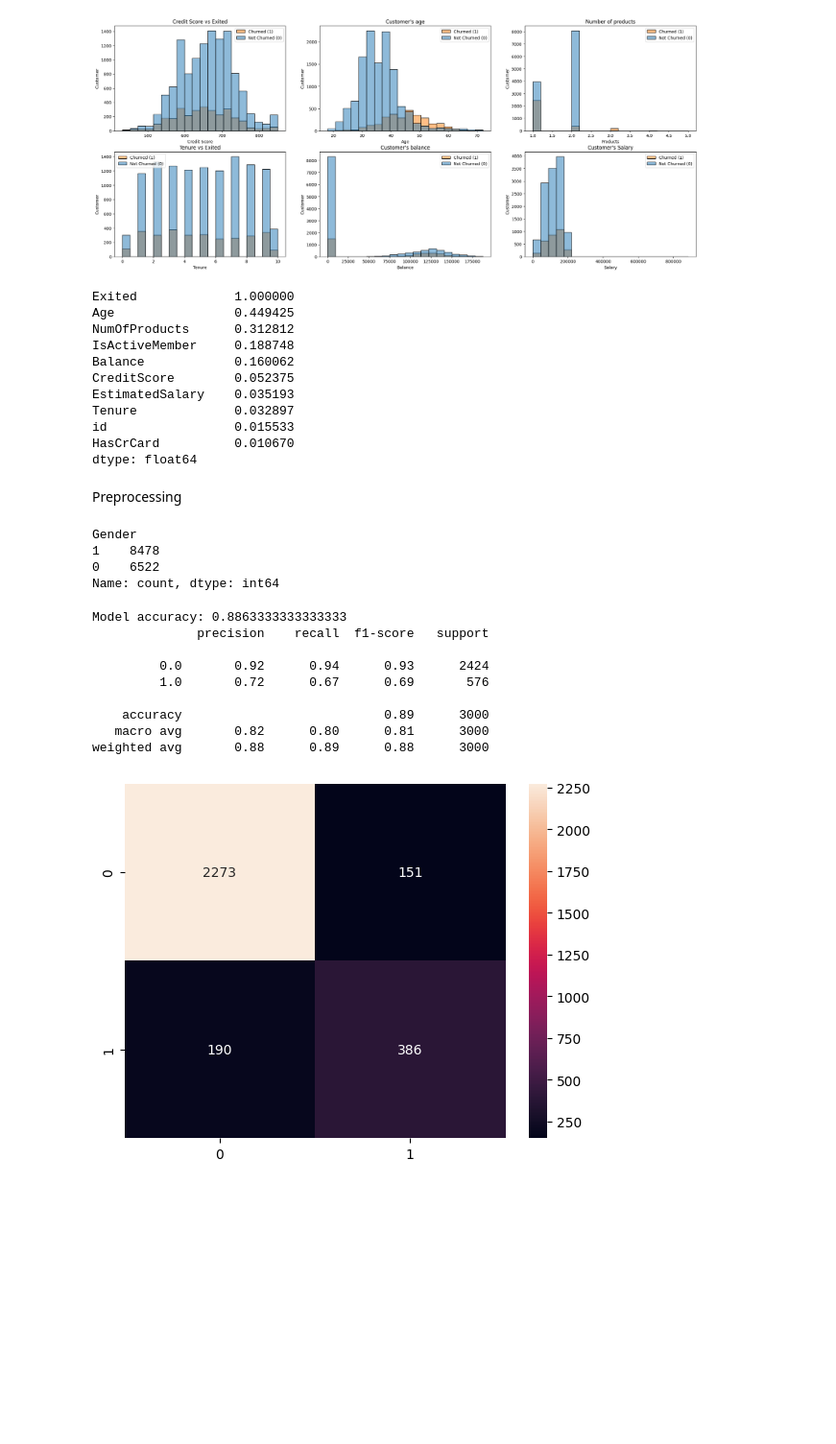
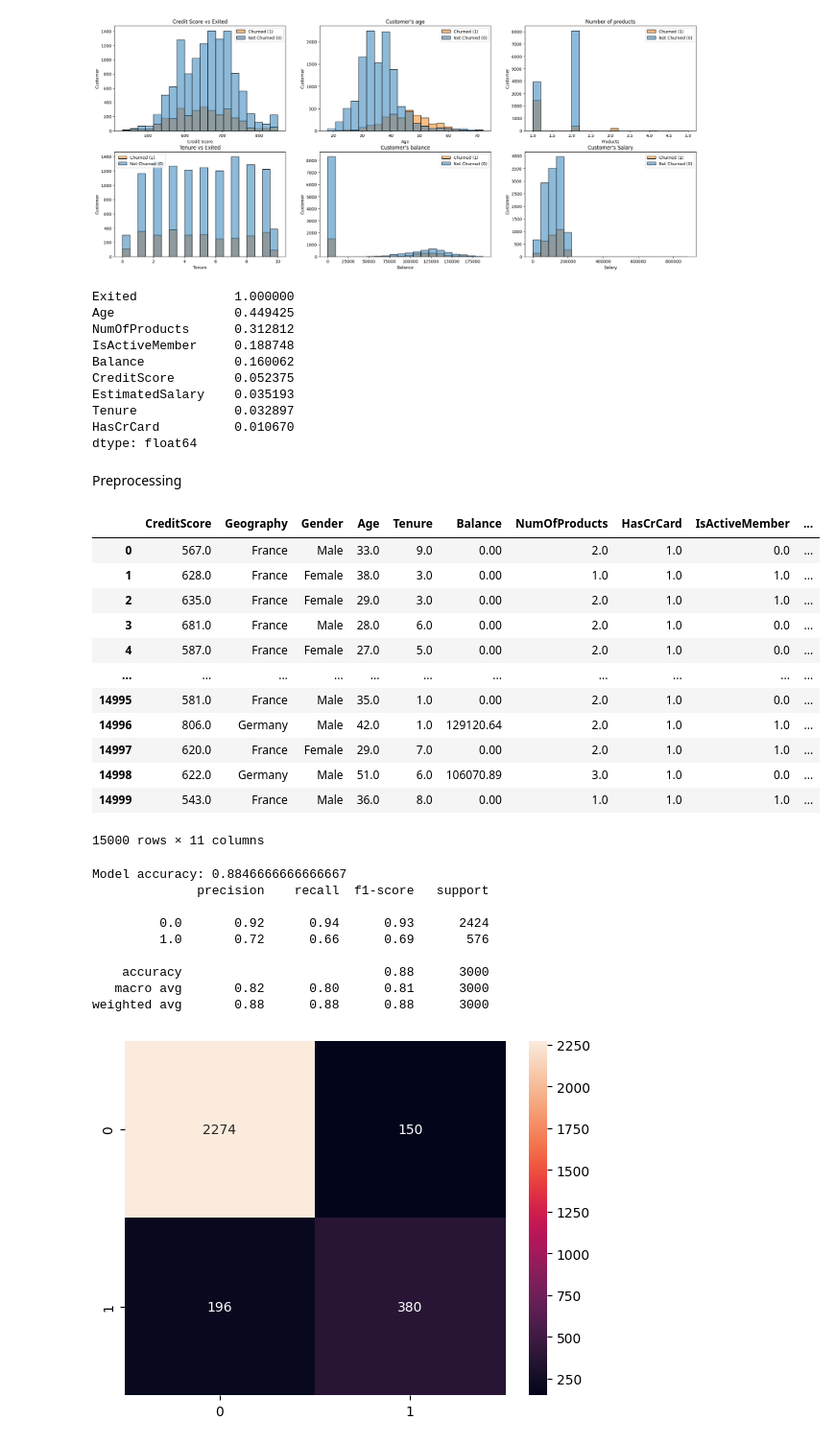
Before and after one commit to Asilbek-dev309/Cirrhosis-predict, a Jupyter notebook: customer-churn.ipynb, the cells around one changed output. Shown: that part at 96% size. Saved outputs shown, nothing was run; the diff lists cells and outputs as text; code cells hidden in the pictures; blank space fills up the shorter version.

Commit message:
Kaggle Notebook | Customer_churn | Version 10

```diff
--- a/customer-churn.ipynb
+++ b/customer-churn.ipynb
@@ -100,7 +64,7 @@ memory usage: 1.6+ MB
 Data Cleaning
 # %%
 ##data cleaning
-df.drop(['Surname','CustomerId'],axis=1,inplace=True)
+df.drop(['Surname','CustomerId','id'],axis=1,inplace=True)
 
 #NaN values
 df.isnull().sum()
@@ -197,20 +160,23 @@ Balance            0.160062
 CreditScore        0.052375
 EstimatedSalary    0.035193
 Tenure             0.032897
-id                 0.015533
 HasCrCard          0.010670
 dtype: float64
 # %% [markdown]
 Preprocessing
-# %%
-labelEncoder=LabelEncoder()
-df['Geography']=labelEncoder.fit_transform(df.Geography.values)
-df.Geography.value_counts()
-df['Gender']=labelEncoder.fit_transform(df.Gender.values)
-df.Gender.value_counts()
-# 0=France # 1=Germany # 2=Spain
-# %% [output]
-Gender
-1    8478
-0    6522
-Name: count, dtype: int64
+# %%
+df
+# %% [output]
+|  | CreditScore | Geography | Gender | Age | Tenure | Balance | NumOfProducts | HasCrCard | IsActiveMember | ... |
+| 0 | 567.0 | France | Male | 33.0 | 9.0 | 0.00 | 2.0 | 1.0 | 0.0 | ... |
+| 1 | 628.0 | France | Female | 38.0 | 3.0 | 0.00 | 1.0 | 1.0 | 1.0 | ... |
+| 2 | 635.0 | France | Female | 29.0 | 3.0 | 0.00 | 2.0 | 1.0 | 1.0 | ... |
+| 3 | 681.0 | France | Male | 28.0 | 6.0 | 0.00 | 2.0 | 1.0 | 0.0 | ... |
+| 4 | 587.0 | France | Female | 27.0 | 5.0 | 0.00 | 2.0 | 1.0 | 0.0 | ... |
+| ... | ... | ... | ... | ... | ... | ... | ... | ... | ... | ... |
+| 14995 | 581.0 | France | Male | 35.0 | 1.0 | 0.00 | 2.0 | 1.0 | 0.0 | ... |
+| 14996 | 806.0 | Germany | Male | 42.0 | 1.0 | 129120.64 | 2.0 | 1.0 | 1.0 | ... |
+| 14997 | 620.0 | France | Female | 29.0 | 7.0 | 0.00 | 2.0 | 1.0 | 1.0 | ... |
+| 14998 | 622.0 | Germany | Male | 51.0 | 6.0 | 106070.89 | 3.0 | 1.0 | 0.0 | ... |
+| 14999 | 543.0 | France | Male | 36.0 | 8.0 | 0.00 | 1.0 | 1.0 | 1.0 | ... |
+15000 rows × 11 columns
@@ -229,20 +202,20 @@ X_test_prepared=scaler.transform(X_test)
 # %%
 # Desicion tree
-tree_model= DecisionTreeClassifier(max_depth=7,min_samples_split=9,min_samples_leaf=2)
+tree_model= DecisionTreeClassifier(max_depth=7,min_samples_leaf=2, min_samples_split=3)
 tree_model.fit(X_train_prepared, y_train)
 y_pred = tree_model.predict(X_test_prepared)
 print('Model accuracy:',accuracy_score(y_test, y_pred))
 print(classification_report(y_test, y_pred))
 # %% [output]
-Model accuracy: 0.8863333333333333
+Model accuracy: 0.8846666666666667
               precision    recall  f1-score   support
 
          0.0       0.92      0.94      0.93      2424
-         1.0       0.72      0.67      0.69       576
+         1.0       0.72      0.66      0.69       576
 
-    accuracy                           0.89      3000
+    accuracy                           0.88      3000
    macro avg       0.82      0.80      0.81      3000
-weighted avg       0.88      0.89      0.88      3000
+weighted avg       0.88      0.88      0.88      3000
 # %%
 conf_mat=confusion_matrix(y_test,y_pred)
 sns.heatmap(conf_mat,annot=True,fmt='g')
```
Also changed, not shown: parts of 15 cells of this notebook.
